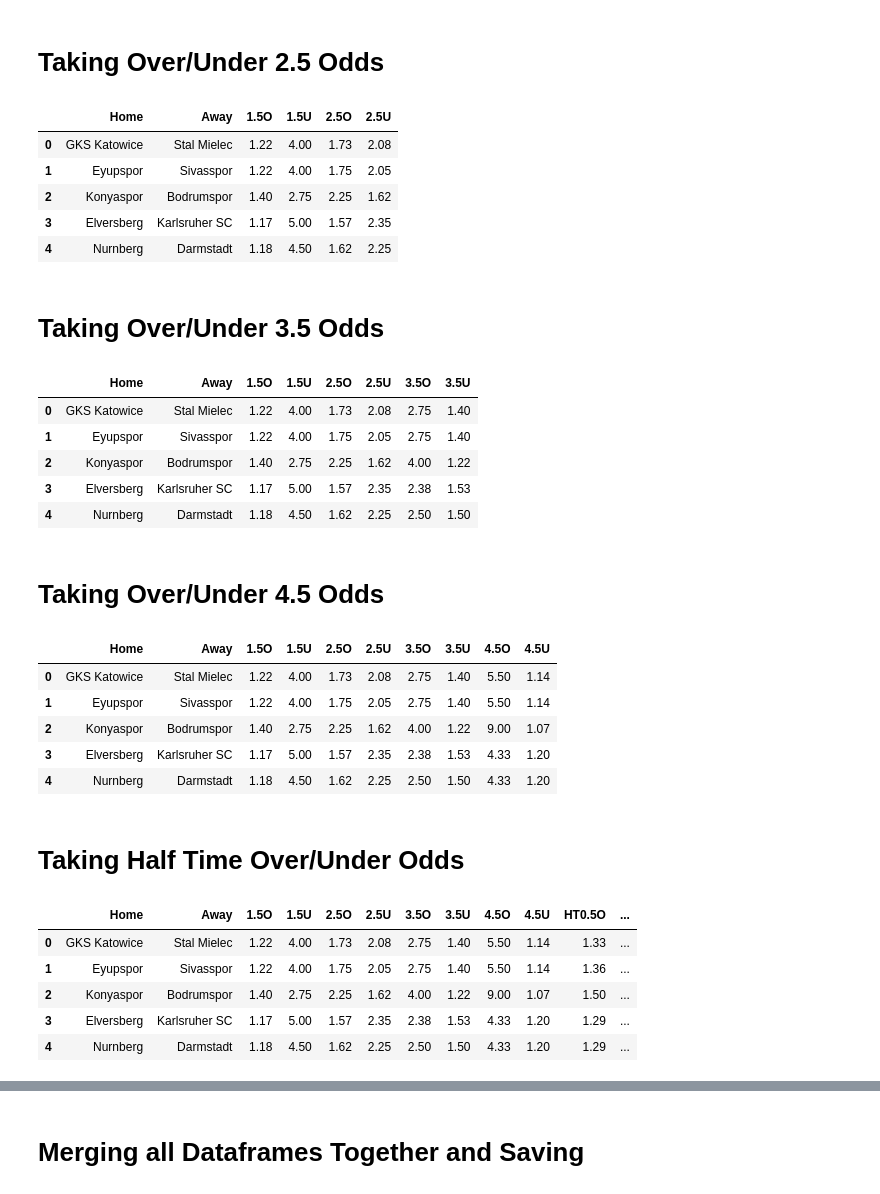
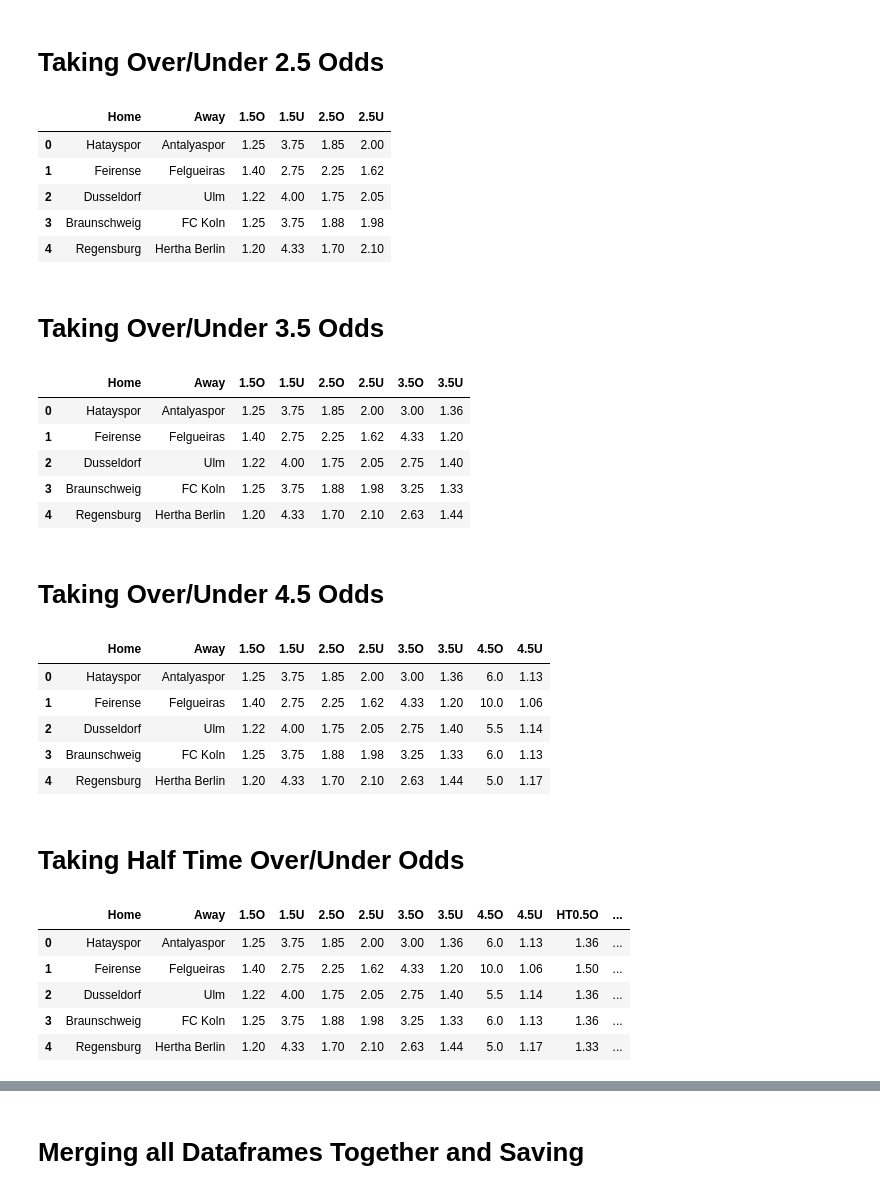
Before and after one commit to musayevf/Dixon_Coles_2025, a Jupyter notebook: Scraper.ipynb, the cells around one changed output, grey strips where cells are left out. Saved outputs shown, nothing was run; the diff lists cells and outputs as text; code cells hidden in the pictures.

Commit message:
added pinnacle and betwin, updated until 01.02.25

```diff
--- a/Scraper.ipynb
+++ b/Scraper.ipynb
@@ -459,7 +443,7 @@ for link in over15_links:
     driver.get(link)
 
     # Give time for dynamic content to load
-    driver.implicitly_wait(3)  # or time.sleep(seconds)
+    WebDriverWait(driver, 5).until(EC.presence_of_element_located((By.CSS_SELECTOR, '.leading-4 p')))
 
     # Scroll to load all matches
     scroll_to_load_matches()
@@ -481,7 +465,7 @@ for link in over15_links:
         driver.refresh()
 
         # Give time for dynamic content to load
-        driver.implicitly_wait(3)  # or time.sleep(seconds)
+        WebDriverWait(driver, 5).until(EC.presence_of_element_located((By.CSS_SELECTOR, '.leading-4 p')))
 
         # Scroll to load all matches
         scroll_to_load_matches()
@@ -496,8 +480,8 @@ for link in over15_links:
         match_text = teams[0].get_text()
         home_team, away_team = [team.strip() for team in match_text.split(' - ')]
 
-        # Find the index of the element containing the text "bet365"
-        bet365_index = next((index for index, element in enumerate(elements) if 'bet365' in str(element)), None)
+        # Find the index of the element containing the text "bet365" or 'Pinnacle'
+        bet365_index = next((index for index, element in enumerate(elements) if 'Pinnacle' in str(element)), None)
 
     home.append(home_team)
     away.append(away_team)
@@ -533,7 +517,7 @@ for link in over25_links:
     driver.get(link)
 
     # Give time for dynamic content to load
-    driver.implicitly_wait(3)  # or time.sleep(seconds)
+    WebDriverWait(driver, 5).until(EC.presence_of_element_located((By.CSS_SELECTOR, '.leading-4 p')))
 
     # Scroll to load all matches
     scroll_to_load_matches()
@@ -549,13 +533,12 @@ for link in over25_links:
     while bet365_index == None:
         # Refresh the page
         driver.refresh()
-        driver.implicitly_wait(3)
+        WebDriverWait(driver, 5).until(EC.presence_of_element_located((By.CSS_SELECTOR, '.leading-4 p')))
         scroll_to_load_matches()
         html = driver.page_source
         soup = BeautifulSoup(html, 'html.parser')
         elements = soup.select('.max-mm\:hidden , .hidden.underline')
-
-        bet365_index = next((index for index, element in enumerate(elements) if 'bet365' in str(element)), None)
+        bet365_index = next((index for index, element in enumerate(elements) if 'Pinnacle' in str(element)), None)
 
     over25.append(float(elements[bet365_index + 1].text))
     under25.append(float(elements[bet365_index + 2].text))
@@ -566,11 +549,11 @@ over_df['2.5O'], over_df['2.5U'] = over25, under25
 over_df.head()
 # %% [output]
 |  | Home | Away | 1.5O | 1.5U | 2.5O | 2.5U |
-| 0 | GKS Katowice | Stal Mielec | 1.22 | 4.00 | 1.73 | 2.08 |
-| 1 | Eyupspor | Sivasspor | 1.22 | 4.00 | 1.75 | 2.05 |
-| 2 | Konyaspor | Bodrumspor | 1.40 | 2.75 | 2.25 | 1.62 |
-| 3 | Elversberg | Karlsruher SC | 1.17 | 5.00 | 1.57 | 2.35 |
-| 4 | Nurnberg | Darmstadt | 1.18 | 4.50 | 1.62 | 2.25 |
+| 0 | Hatayspor | Antalyaspor | 1.25 | 3.75 | 1.85 | 2.00 |
+| 1 | Feirense | Felgueiras | 1.40 | 2.75 | 2.25 | 1.62 |
+| 2 | Dusseldorf | Ulm | 1.22 | 4.00 | 1.75 | 2.05 |
+| 3 | Braunschweig | FC Koln | 1.25 | 3.75 | 1.88 | 1.98 |
+| 4 | Regensburg | Hertha Berlin | 1.20 | 4.33 | 1.70 | 2.10 |
 # %% [markdown]
 # Taking Over/Under 3.5 Odds
 # %%
@@ -582,7 +565,7 @@ for link in over35_links:
     driver.get(link)
 
     # Give time for dynamic content to load
-    driver.implicitly_wait(3)  # or time.sleep(seconds)
+    WebDriverWait(driver, 5).until(EC.presence_of_element_located((By.CSS_SELECTOR, '.leading-4 p')))
 
     # Scroll to load all matches
     scroll_to_load_matches()
@@ -597,7 +580,7 @@ for link in over35_links:
     while bet365_index == None:
         driver.refresh()
         # Give time for dynamic content to load
-        driver.implicitly_wait(3)  # or time.sleep(seconds)
+        WebDriverWait(driver, 5).until(EC.presence_of_element_located((By.CSS_SELECTOR, '.leading-4 p')))
         # Scroll to load all matches
         scroll_to_load_matches()
 
@@ -605,7 +588,7 @@ for link in over35_links:
         soup = BeautifulSoup(html, 'html.parser')
         elements = soup.select('.max-mm\:hidden , .hidden.underline')
         # Find the index of the element containing the text "bet365"
-        bet365_index = next((index for index, element in enumerate(elements) if 'bet365' in str(element)), None)
+        bet365_index = next((index for index, element in enumerate(elements) if 'Pinnacle' in str(element)), None)
 
     over35.append(float(elements[bet365_index + 1].text))
     under35.append(float(elements[bet365_index + 2].text))
@@ -616,11 +599,11 @@ over_df['3.5O'], over_df['3.5U'] = over35, under35
 over_df.head()
 # %% [output]
 |  | Home | Away | 1.5O | 1.5U | 2.5O | 2.5U | 3.5O | 3.5U |
-| 0 | GKS Katowice | Stal Mielec | 1.22 | 4.00 | 1.73 | 2.08 | 2.75 | 1.40 |
-| 1 | Eyupspor | Sivasspor | 1.22 | 4.00 | 1.75 | 2.05 | 2.75 | 1.40 |
-| 2 | Konyaspor | Bodrumspor | 1.40 | 2.75 | 2.25 | 1.62 | 4.00 | 1.22 |
-| 3 | Elversberg | Karlsruher SC | 1.17 | 5.00 | 1.57 | 2.35 | 2.38 | 1.53 |
-| 4 | Nurnberg | Darmstadt | 1.18 | 4.50 | 1.62 | 2.25 | 2.50 | 1.50 |
+| 0 | Hatayspor | Antalyaspor | 1.25 | 3.75 | 1.85 | 2.00 | 3.00 | 1.36 |
+| 1 | Feirense | Felgueiras | 1.40 | 2.75 | 2.25 | 1.62 | 4.33 | 1.20 |
+| 2 | Dusseldorf | Ulm | 1.22 | 4.00 | 1.75 | 2.05 | 2.75 | 1.40 |
+| 3 | Braunschweig | FC Koln | 1.25 | 3.75 | 1.88 | 1.98 | 3.25 | 1.33 |
+| 4 | Regensburg | Hertha Berlin | 1.20 | 4.33 | 1.70 | 2.10 | 2.63 | 1.44 |
 # %% [markdown]
 # Taking Over/Under 4.5 Odds
 # %%
@@ -632,7 +615,7 @@ for link in over45_links:
     driver.get(link)
 
     # Give time for dynamic content to load
-    driver.implicitly_wait(3)  # or time.sleep(seconds)
+    WebDriverWait(driver, 5).until(EC.presence_of_element_located((By.CSS_SELECTOR, '.leading-4 p')))
 
     # Scroll to load all matches
     scroll_to_load_matches()
@@ -647,7 +630,7 @@ for link in over45_links:
     while bet365_index == None:
         driver.refresh()
         # Give time for dynamic content to load
-        driver.implicitly_wait(3)  # or time.sleep(seconds)
+        WebDriverWait(driver, 5).until(EC.presence_of_element_located((By.CSS_SELECTOR, '.leading-4 p')))
         # Scroll to load all matches
         scroll_to_load_matches()
 
@@ -655,7 +638,7 @@ for link in over45_links:
         soup = BeautifulSoup(html, 'html.parser')
         elements = soup.select('.max-mm\:hidden , .hidden.underline')
         # Find the index of the element containing the text "bet365"
-        bet365_index = next((index for index, element in enumerate(elements) if 'bet365' in str(element)), None)
+        bet365_index = next((index for index, element in enumerate(elements) if 'Pinnacle' in str(element)), None)
 
     over45.append(float(elements[bet365_index + 1].text))
     under45.append(float(elements[bet365_index + 2].text))
@@ -666,11 +649,11 @@ over_df['4.5O'], over_df['4.5U'] = over45, under45
 over_df.head()
 # %% [output]
 |  | Home | Away | 1.5O | 1.5U | 2.5O | 2.5U | 3.5O | 3.5U | 4.5O | 4.5U |
-| 0 | GKS Katowice | Stal Mielec | 1.22 | 4.00 | 1.73 | 2.08 | 2.75 | 1.40 | 5.50 | 1.14 |
-| 1 | Eyupspor | Sivasspor | 1.22 | 4.00 | 1.75 | 2.05 | 2.75 | 1.40 | 5.50 | 1.14 |
-| 2 | Konyaspor | Bodrumspor | 1.40 | 2.75 | 2.25 | 1.62 | 4.00 | 1.22 | 9.00 | 1.07 |
-| 3 | Elversberg | Karlsruher SC | 1.17 | 5.00 | 1.57 | 2.35 | 2.38 | 1.53 | 4.33 | 1.20 |
-| 4 | Nurnberg | Darmstadt | 1.18 | 4.50 | 1.62 | 2.25 | 2.50 | 1.50 | 4.33 | 1.20 |
+| 0 | Hatayspor | Antalyaspor | 1.25 | 3.75 | 1.85 | 2.00 | 3.00 | 1.36 | 6.0 | 1.13 |
+| 1 | Feirense | Felgueiras | 1.40 | 2.75 | 2.25 | 1.62 | 4.33 | 1.20 | 10.0 | 1.06 |
+| 2 | Dusseldorf | Ulm | 1.22 | 4.00 | 1.75 | 2.05 | 2.75 | 1.40 | 5.5 | 1.14 |
+| 3 | Braunschweig | FC Koln | 1.25 | 3.75 | 1.88 | 1.98 | 3.25 | 1.33 | 6.0 | 1.13 |
+| 4 | Regensburg | Hertha Berlin | 1.20 | 4.33 | 1.70 | 2.10 | 2.63 | 1.44 | 5.0 | 1.17 |
 # %% [markdown]
 # Taking Half Time Over/Under Odds
 # %%
@@ -688,7 +671,7 @@ for link in ht_over05_links:
     driver.get(link)
 
     # Give time for dynamic content to load
-    driver.implicitly_wait(3)  # or time.sleep(seconds)
+    WebDriverWait(driver, 5).until(EC.presence_of_element_located((By.CSS_SELECTOR, '.leading-4 p')))
 
     # Scroll to load all matches
     scroll_to_load_matches()
@@ -697,40 +680,40 @@ for link in ht_over05_links:
     soup = BeautifulSoup(html, 'html.parser')
     #if soup.select('.max-sm\:\!mb-5 p')[0].text != 'Postponed':
     elements = soup.select('.max-mm\:hidden , .hidden.underline')
 
     # Find the index of the element containing the text "bet365"
     bet365_index = next((index for index, element in enumerate(elements) if 'bet365' in str(element)), None)
     while bet365_index == None:
         driver.refresh()
         # Give time for dynamic content to load
-        driver.implicitly_wait(3)  # or time.sleep(seconds)
+        WebDriverWait(driver, 5).until(EC.presence_of_element_located((By.CSS_SELECTOR, '.leading-4 p')))
         # Scroll to load all matches
         scroll_to_load_matches()
 
         html = driver.page_source
         soup = BeautifulSoup(html, 'html.parser')
         elements = soup.select('.max-mm\:hidden , .hidden.underline')
         # Find the index of the element containing the text "bet365"
-        bet365_index = next((index for index, element in enumerate(elements) if 'bet365' in str(element)), None)
+        bet365_index = next((index for index, element in enumerate(elements) if 'Betway' in str(element)), None)
 
     if elements[bet365_index + 1].text == 'BetInAsia':
         ht_over05.append(-1)
         ht_under05.append(-1)
     else:
         ht_over05.append(float(elements[bet365_index + 1].text))
         ht_under05.append(float(elements[bet365_index + 2].text))
 
 driver.quit()
 
 over_df['HT0.5O'], over_df['HT0.5U'] = ht_over05, ht_under05
 over_df.head()
 # %% [output]
 |  | Home | Away | 1.5O | 1.5U | 2.5O | 2.5U | 3.5O | 3.5U | 4.5O | 4.5U | HT0.5O | ... |
-| 0 | GKS Katowice | Stal Mielec | 1.22 | 4.00 | 1.73 | 2.08 | 2.75 | 1.40 | 5.50 | 1.14 | 1.33 | ... |
-| 1 | Eyupspor | Sivasspor | 1.22 | 4.00 | 1.75 | 2.05 | 2.75 | 1.40 | 5.50 | 1.14 | 1.36 | ... |
-| 2 | Konyaspor | Bodrumspor | 1.40 | 2.75 | 2.25 | 1.62 | 4.00 | 1.22 | 9.00 | 1.07 | 1.50 | ... |
-| 3 | Elversberg | Karlsruher SC | 1.17 | 5.00 | 1.57 | 2.35 | 2.38 | 1.53 | 4.33 | 1.20 | 1.29 | ... |
-| 4 | Nurnberg | Darmstadt | 1.18 | 4.50 | 1.62 | 2.25 | 2.50 | 1.50 | 4.33 | 1.20 | 1.29 | ... |
+| 0 | Hatayspor | Antalyaspor | 1.25 | 3.75 | 1.85 | 2.00 | 3.00 | 1.36 | 6.0 | 1.13 | 1.36 | ... |
+| 1 | Feirense | Felgueiras | 1.40 | 2.75 | 2.25 | 1.62 | 4.33 | 1.20 | 10.0 | 1.06 | 1.50 | ... |
+| 2 | Dusseldorf | Ulm | 1.22 | 4.00 | 1.75 | 2.05 | 2.75 | 1.40 | 5.5 | 1.14 | 1.36 | ... |
+| 3 | Braunschweig | FC Koln | 1.25 | 3.75 | 1.88 | 1.98 | 3.25 | 1.33 | 6.0 | 1.13 | 1.36 | ... |
+| 4 | Regensburg | Hertha Berlin | 1.20 | 4.33 | 1.70 | 2.10 | 2.63 | 1.44 | 5.0 | 1.17 | 1.33 | ... |
 # %%
 driver = webdriver.Chrome(service=service)
 
```
Also changed, not shown: parts of 10 cells of this notebook, 4 other files.
